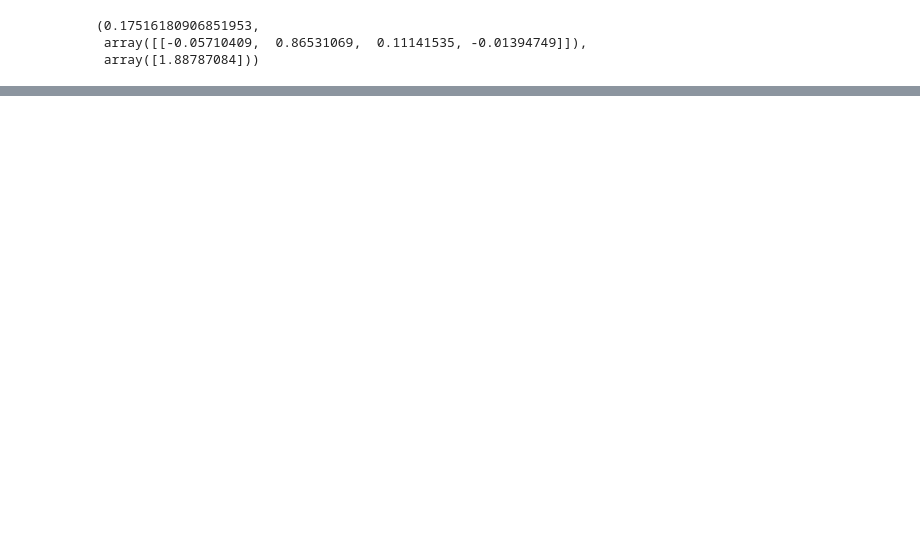
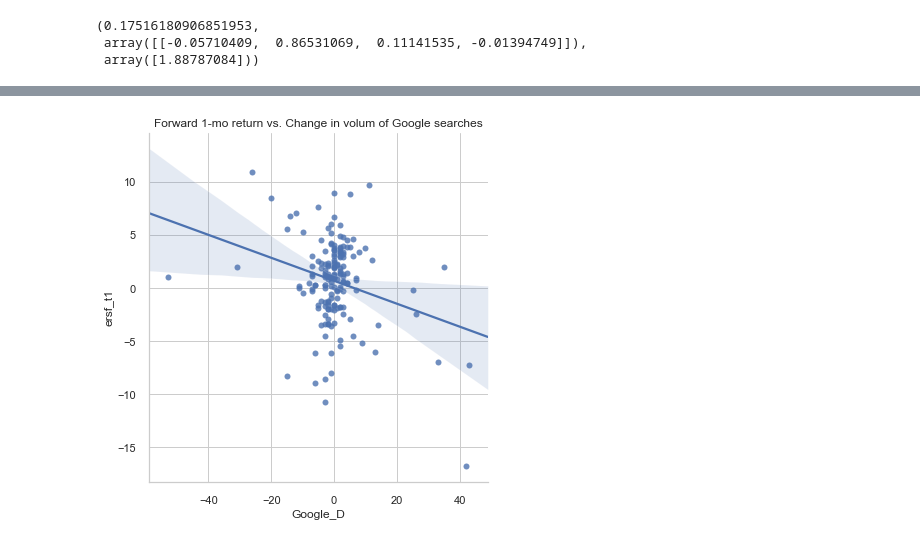
Before and after one commit to maks-p/Momentum_X_Sentiment, a Jupyter notebook: v2_momentum_x_sentiment.ipynb, the cells around one changed output, grey strips where cells are left out. Drawn from its saved outputs; the diff is of its cells as text; code cells hidden in the pictures; blank space fills up the shorter version.

```diff
--- a/v2_momentum_x_sentiment.ipynb
+++ b/v2_momentum_x_sentiment.ipynb
@@ -559,5 +513,8 @@ lr04_model.summary()
 # %%
 sns.set_style('whitegrid')
 ax = sns.lmplot( x='Google_D', y='ersf_t1', data=df04, fit_reg=True)
-ax.fig.set_size_inches(8,8)
+ax.fig.set_size_inches(6,6)
+plt.title('Forward 1-mo return vs. Change in volum of Google searches')
 plt.show();
+# %% [output]
+[figure, added]
```
Also changed, not shown: parts of 97 cells of this notebook, 6 other files.
